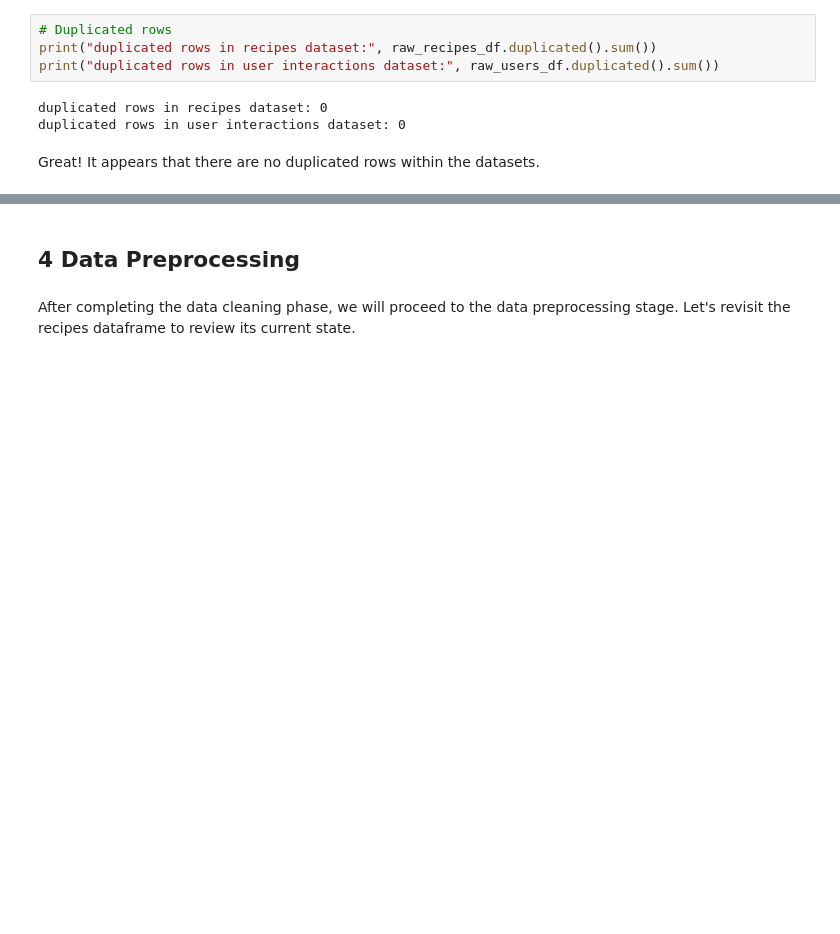
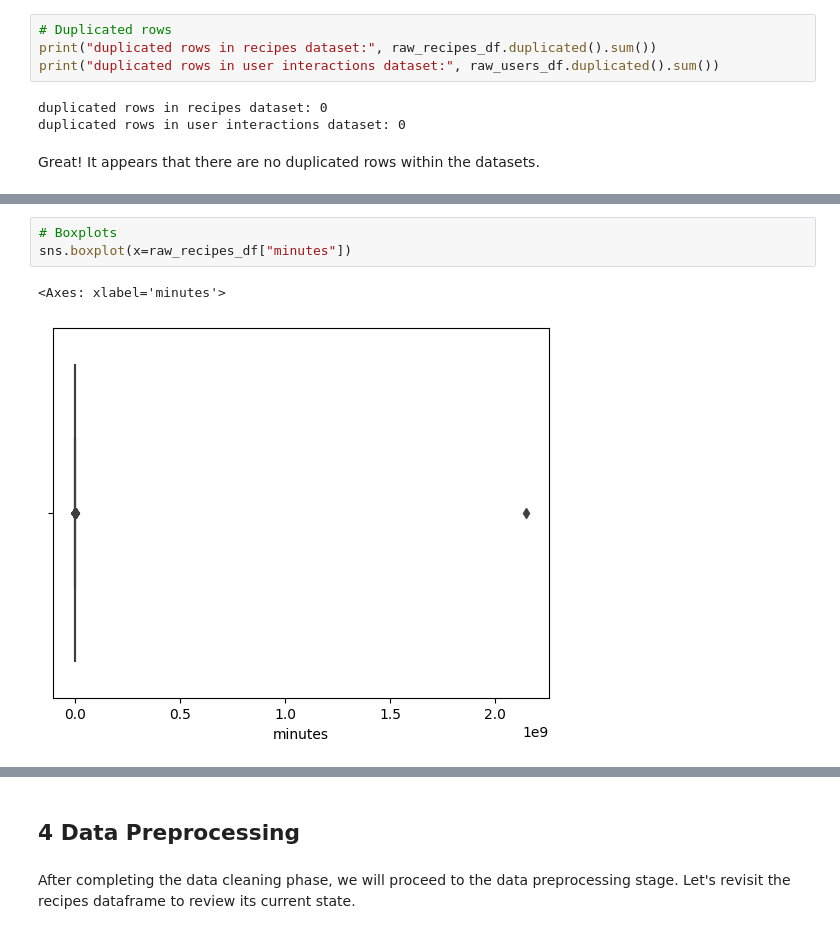
Before and after one commit to kli210/recipe_recommender_capstone, a Jupyter notebook: data_preprocessing.ipynb, the cells around one changed output, grey strips where cells are left out. Saved outputs shown, nothing was run; the diff lists cells and outputs as text; blank space fills up the shorter version.

```diff
--- a/data_preprocessing.ipynb
+++ b/data_preprocessing.ipynb
@@ -340,0 +374,6 @@ Great! It appears that there are no duplicated rows within the datasets.
+# %%
+# Boxplots
+sns.boxplot(x=raw_recipes_df["minutes"])
+# %% [output]
+<Axes: xlabel='minutes'>
+[figure, added]
```
Also changed, not shown: parts of 27 cells of this notebook.
